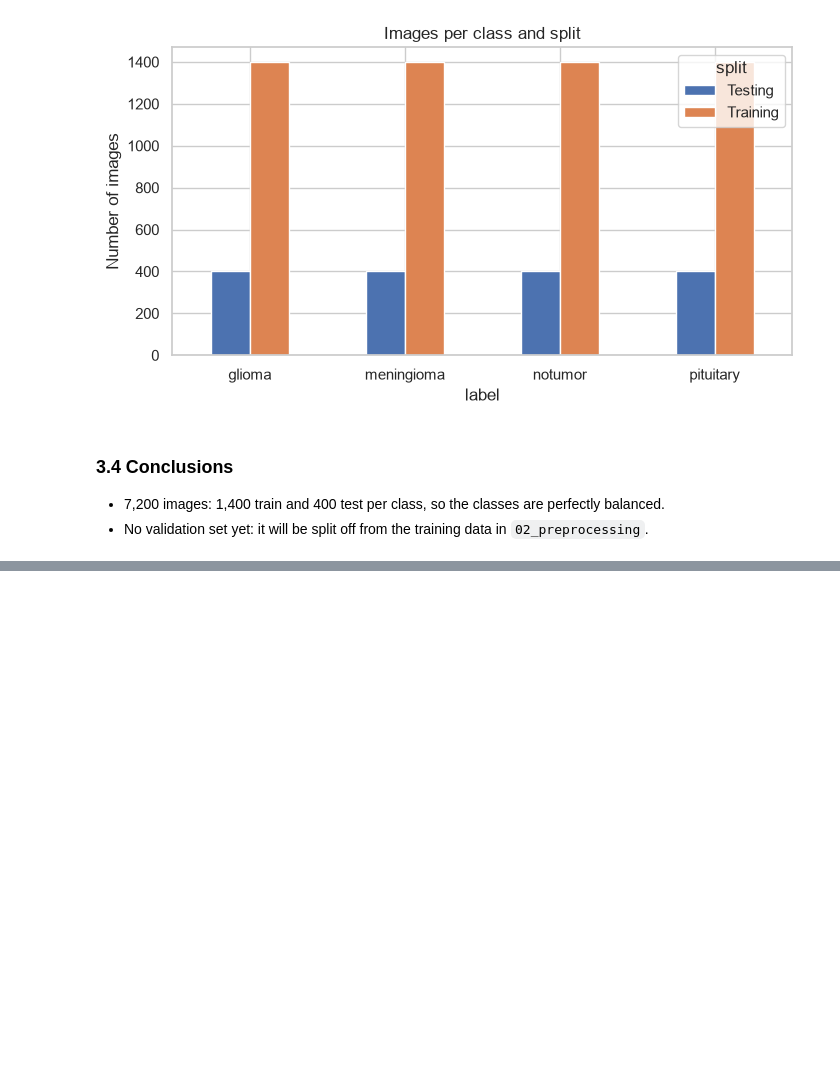
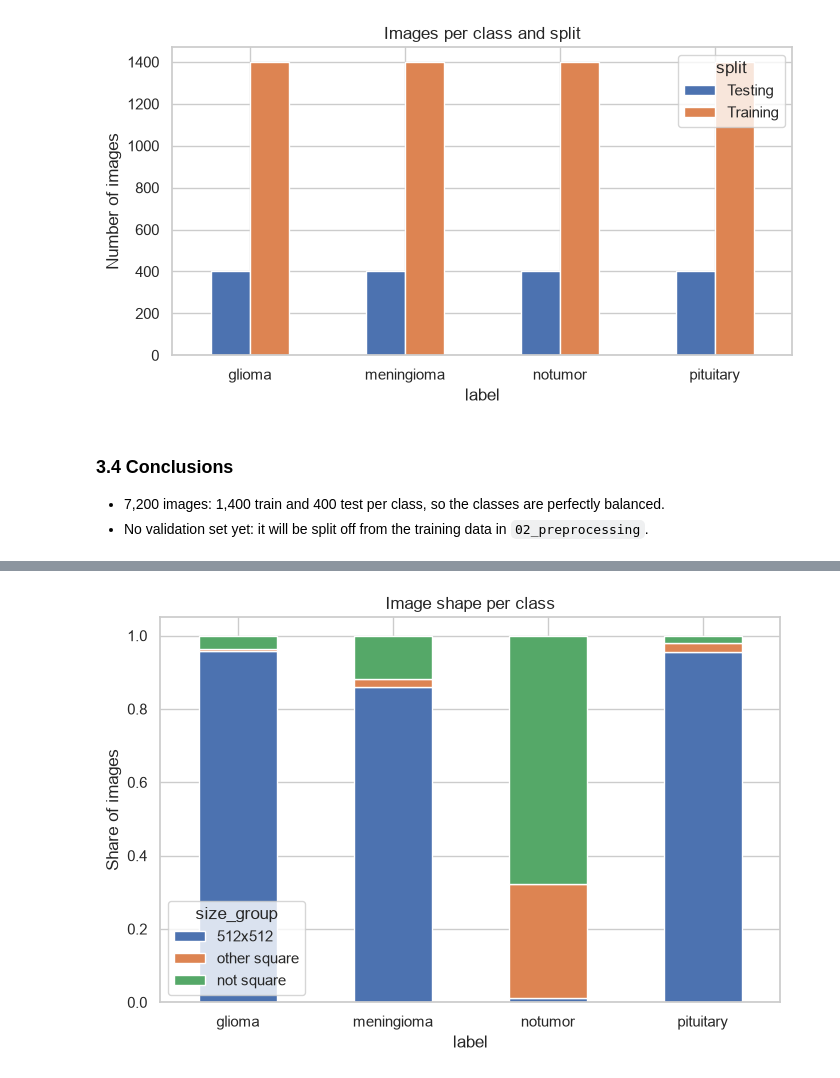
Before and after one commit to brieq/brain-tumor-mri-classification, a Jupyter notebook: notebooks/01_eda.ipynb, the cells around one changed output, grey strips where cells are left out. Saved outputs shown, nothing was run; the diff lists cells and outputs as text; code cells hidden in the pictures; blank space fills up the shorter version.

Commit message:
EDA: image size and color mode per class
Notumor differs strongly in size, shape and color mode: likely source bias.

```diff
--- a/notebooks/01_eda.ipynb
+++ b/notebooks/01_eda.ipynb
@@ -68,0 +73,6 @@ plt.show()
+# %%
+df["width"] = [Image.open(p).width for p in paths]
+df["height"] = [Image.open(p).height for p in paths]
+df["mode"] = [Image.open(p).mode for p in paths]
+df["size"] = df["width"].astype(str) + "x" + df["height"].astype(str)
+df.head()
@@ -68,0 +101,9 @@ plt.show()
+# %%
+df["square"] = df["width"] == df["height"]
+
+df.groupby("label").agg(
+    median_width=("width", "median"),
+    median_height=("height", "median"),
+    n_sizes=("size", "nunique"),
+    square_share=("square", "mean"),
+)
@@ -68,0 +117,9 @@ plt.show()
+# %%
+df["size_group"] = np.where(df["size"] == "512x512", "512x512", np.where(df["square"], "other square", "not square"))
+
+size_groups = pd.crosstab(df["label"], df["size_group"], normalize="index")[["512x512", "other square", "not square"]]
+size_groups.plot(kind="bar", stacked=True, rot=0, figsize=(8, 5), title="Image shape per class")
+plt.ylabel("Share of images")
+plt.show()
+# %% [output]
+[figure, added]
```
Also changed, not shown: parts of 7 cells of this notebook.
